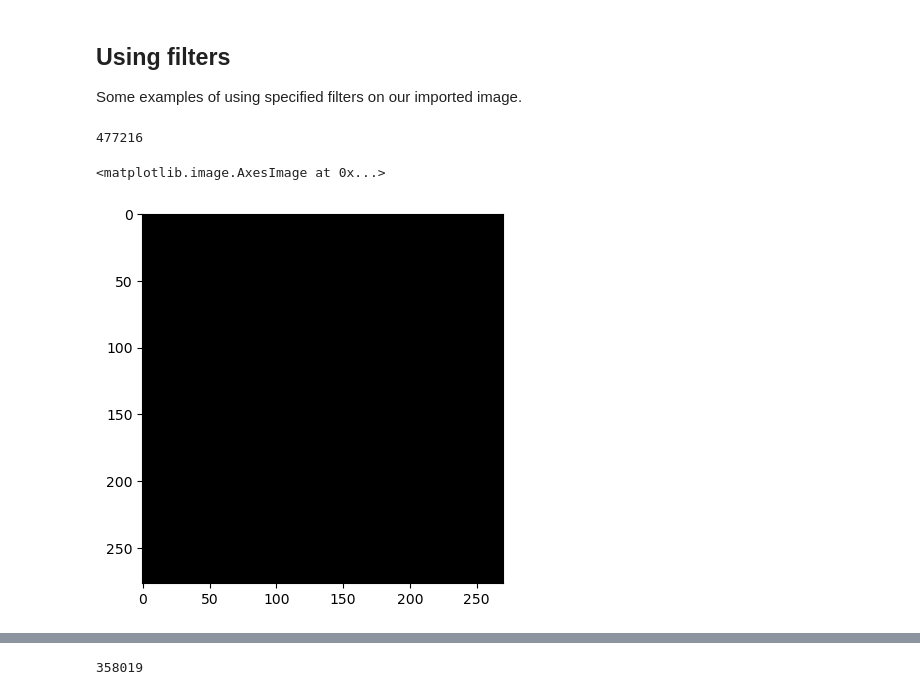
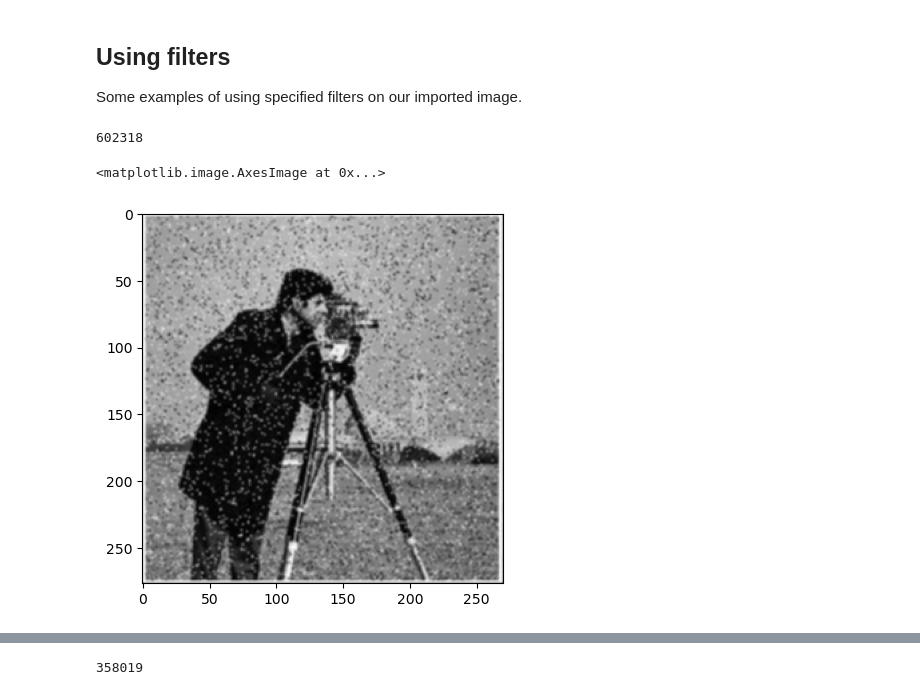
Before and after one commit to DerBurri/ecp, a Jupyter notebook: final_project/image_processing/edge_detection.ipynb, the cells around one changed output, grey strips where cells are left out. Saved outputs shown, nothing was run; the diff lists cells and outputs as text; code cells hidden in the pictures.

```diff
--- a/final_project/image_processing/edge_detection.ipynb
+++ b/final_project/image_processing/edge_detection.ipynb
@@ -219,7 +219,21 @@ f1 = [
     [1, 1, 1],
     [1, 1, 1]
 ]
-f1 = 1/9 *np.array(f1)
+f1 = np.array(f1)
+
+gauss_filt = np.array([
+    [1, 2, 1],
+    [2, 4, 2],
+    [1, 2, 1]
+])
+
+gauss_filt1 = np.array([
+    [1, 4,  7,  4,  1],
+    [4, 16, 26, 16, 4],
+    [7, 26, 41, 26, 7],
+    [4, 16, 26, 16, 4],
+    [1, 4,  7,  4,  1]
+])
 
 sobel_vertical = [
     [ 1,  2,  1],
@@ -946,10 +977,10 @@ SUCCESS: Convolution with kern4!
 
 Some examples of using specified filters on our imported image.
 # %%
-f1_img, enrg = laConvolutionSeq(Y_sample.astype(int),f1.astype(int))
+gauss_img, enrg = laConvolutionSeq(Y_sample.astype(int),gauss_filt.astype(int), nbits = 20)
 print(enrg)
-plt.imshow(f1_img, cmap = "gray")
+plt.imshow(gauss_img, cmap = "gray")
 # %% [output]
-477216
+602318
 <matplotlib.image.AxesImage at 0x...>
-[figure, old version]
+[figure, new version]
```
Also changed, not shown: parts of 7 cells of this notebook.
